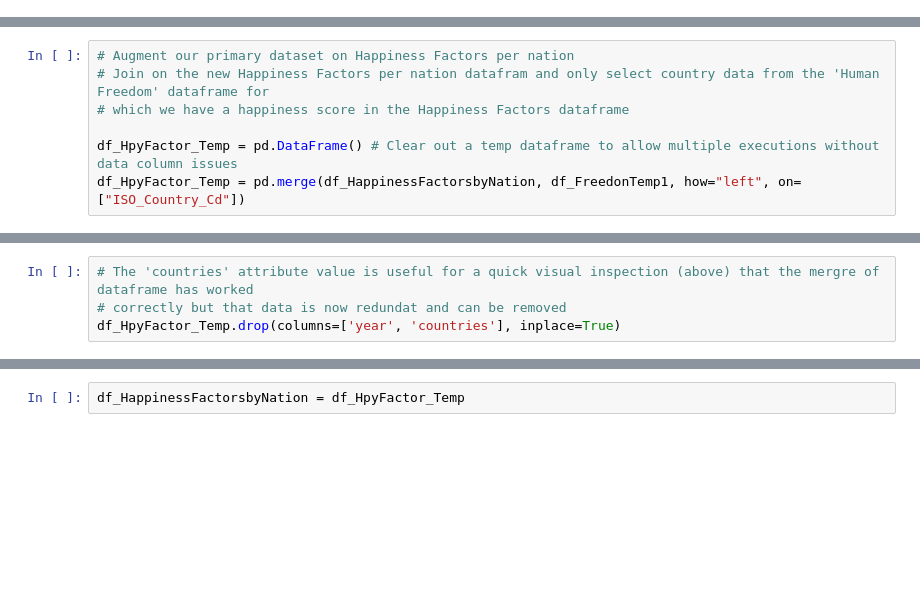
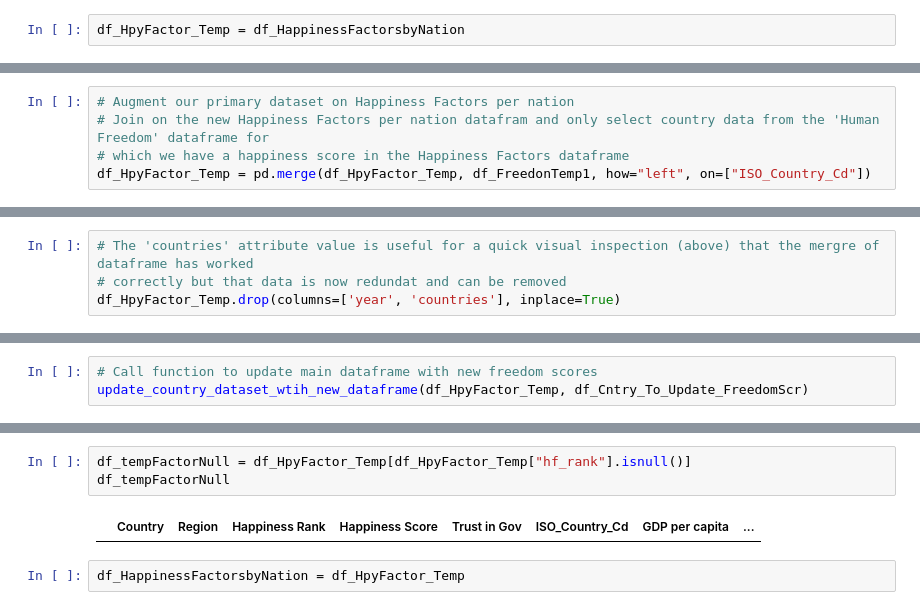
Before and after one commit to JackDaedalus/WWD_CA1, a Jupyter notebook: WWD CA1 Next Pass.ipynb, the cells around one changed output, grey strips where cells are left out. Saved outputs shown, nothing was run; the diff lists cells and outputs as text; blank space fills up the shorter version.

```diff
--- a/WWD CA1 Next Pass.ipynb
+++ b/WWD CA1 Next Pass.ipynb
@@ -671,6 +662,8 @@ df_HappinessFactorsbyNation.head()
 | 2 | Denmark | Western Europe | 3 | 7.527 | 0.48357 | DNK | 52892.646029 | ... |
 | 3 | Norway | Western Europe | 4 | 7.522 | 0.36503 | NOR | 62987.535863 | ... |
 | 4 | Canada | North America | 5 | 7.427 | 0.32957 | CAN | 47522.140667 | ... |
+# %%
+df_HpyFactor_Temp = df_HappinessFactorsbyNation
 # %%
 df_FreedonTemp1.head()
 # %% [output]
@@ -696,9 +691,7 @@ df_FreedonTemp1.head()
 # Augment our primary dataset on Happiness Factors per nation
 # Join on the new Happiness Factors per nation datafram and only select country data from the 'Human Freedom' dataframe for
 # which we have a happiness score in the Happiness Factors dataframe
-
-df_HpyFactor_Temp = pd.DataFrame() # Clear out a temp dataframe to allow multiple executions without data column issues
-df_HpyFactor_Temp = pd.merge(df_HappinessFactorsbyNation, df_FreedonTemp1, how="left", on=["ISO_Country_Cd"])
+df_HpyFactor_Temp = pd.merge(df_HpyFactor_Temp, df_FreedonTemp1, how="left", on=["ISO_Country_Cd"])
 # %%
 df_HpyFactor_Temp.head()
 # %% [output]
@@ -730,0 +762,3 @@ df_HpyFactor_Temp.drop(columns=['year', 'countries'], inplace=True)
+# %%
+# Call function to update main dataframe with new freedom scores
+update_country_dataset_wtih_new_dataframe(df_HpyFactor_Temp, df_Cntry_To_Update_FreedomScr)
@@ -731,2 +792,7 @@ df_HpyFactor_Temp.drop(columns=['year', 'countries'], inplace=True)
+# %%
+df_tempFactorNull = df_HpyFactor_Temp[df_HpyFactor_Temp["hf_rank"].isnull()]
+df_tempFactorNull
+# %% [output]
+|  | Country | Region | Happiness Rank | Happiness Score | Trust in Gov | ISO_Country_Cd | GDP per capita | ... |
 # %%
 df_HappinessFactorsbyNation = df_HpyFactor_Temp
```
Also changed, not shown: parts of 33 cells of this notebook.
